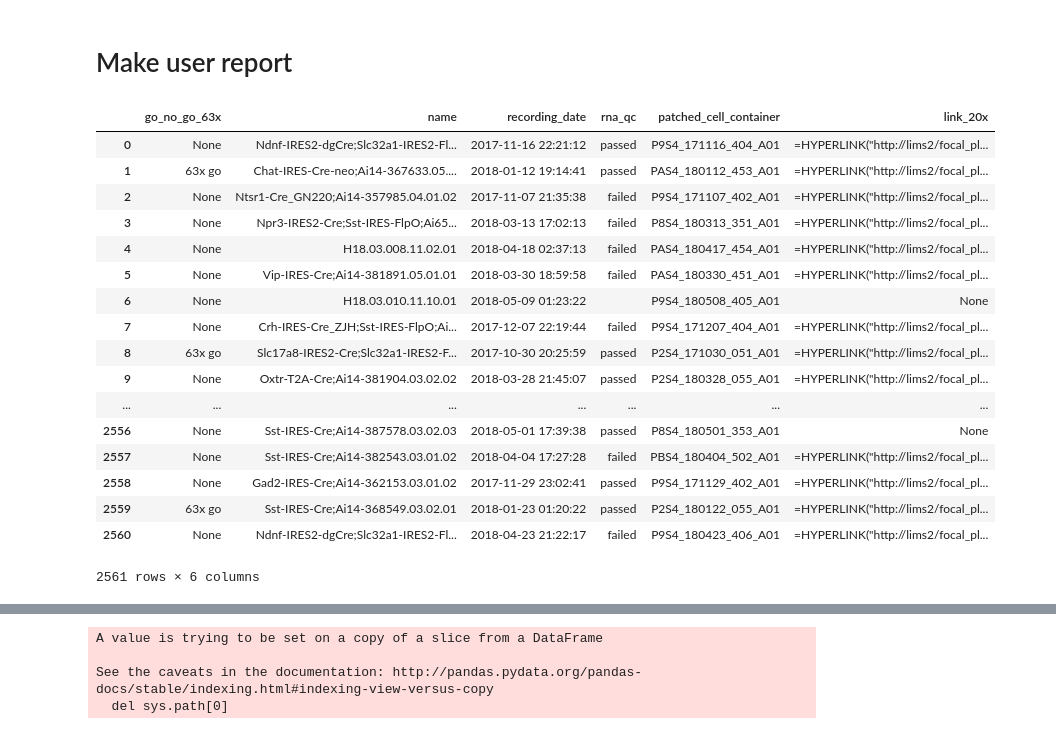
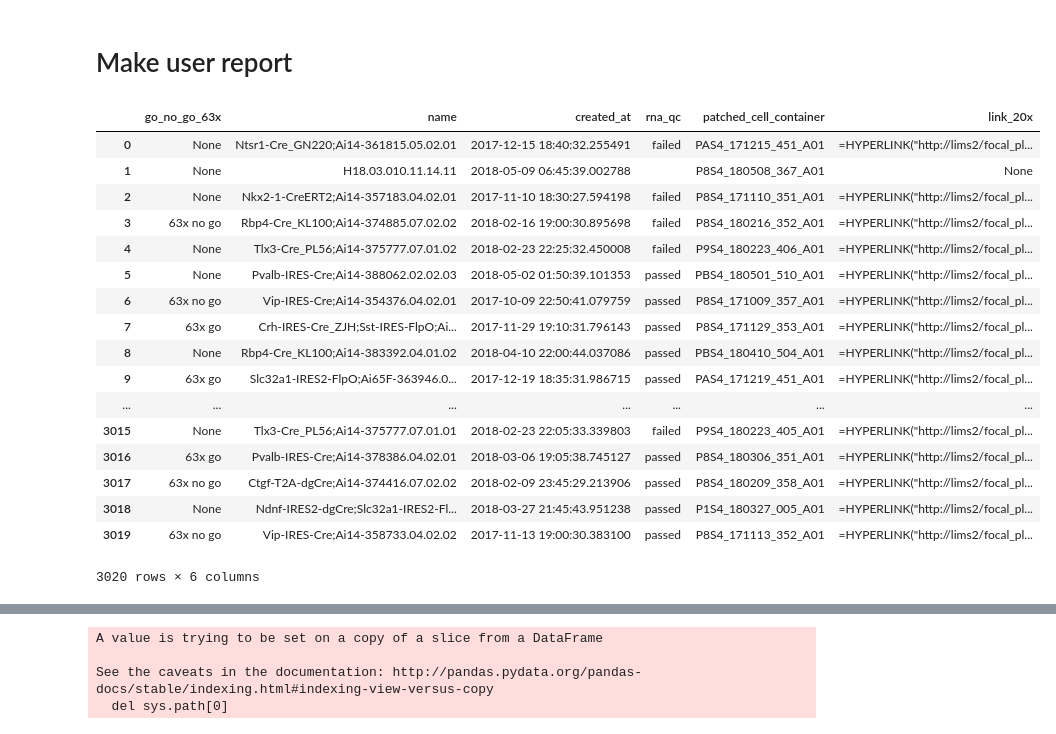
Before and after one commit to lindsayng/analysis, a Jupyter notebook: Functions.ipynb, the cells around one changed output, grey strips where cells are left out. Drawn from its saved outputs; the diff is of its cells as text; code cells hidden in the pictures.

```diff
--- a/Functions.ipynb
+++ b/Functions.ipynb
@@ -103,55 +103,54 @@ FROM specimens cell JOIN ephys_roi_results err ON err.id = cell.ephys_roi_result
 JOIN specimen_tags_specimens sptagsp ON sptagsp.specimen_id = cell.id
 JOIN specimen_tags tag ON tag.id = sptagsp.specimen_tag_id AND tag.id in (602120185,602122082)
 GROUP BY cell.id ORDER BY 1),
 imgs20 AS (WITH tag_list AS (SELECT DISTINCT ims.id AS ims_id, imst.name AS tag FROM image_series ims
 JOIN image_series_image_series_tags ims2imst ON ims2imst.image_series_id = ims.id
 JOIN image_series_tags imst ON imst.id = ims2imst.image_series_tag_id
 ORDER BY 1,2)
 SELECT DISTINCT ims.id AS image_series_id, ims.workflow_state AS workflow_state, ims.specimen_id,
 ARRAY_TO_STRING(ARRAY_AGG(DISTINCT tag_list.tag), '_AND_') AS tags FROM image_series ims
 LEFT JOIN tag_list ON tag_list.ims_id = ims.id
 WHERE ims.type = 'FocalPlaneImageSeries' AND is_stack = false
 GROUP BY ims.id, ims.workflow_state, ims.specimen_id)
-SELECT DISTINCT s.patched_cell_container, err.recording_date, do_63x.go AS go_no_go_63x, CASE WHEN ra.id IS NOT NULL THEN (CASE WHEN ra.failed = 't' THEN 'failed' ELSE 'passed' END) ELSE '' END AS rna_qc, s.name,
+SELECT DISTINCT s.patched_cell_container, s.created_at, do_63x.go AS go_no_go_63x, CASE WHEN ra.id IS NOT NULL THEN (CASE WHEN ra.failed = 't' THEN 'failed' ELSE 'passed' END) ELSE '' END AS rna_qc, s.name,
 '=HYPERLINK("http://lims2/focal_plane_image_series?id=' || imgs20.image_series_id || '")' as link_20x
 FROM specimens s
 LEFT JOIN projects proj ON s.project_id = proj.id
 LEFT JOIN do_63x ON do_63x.cell_id = s.id
 JOIN specimens slice ON s.parent_id = slice.id
-LEFT JOIN ephys_roi_results err ON s.ephys_roi_result_id = err.id
 LEFT JOIN rna_amplification_inputs rai on rai.sample_id = s.id
 LEFT JOIN imgs20 ON slice.id = imgs20.specimen_id
 LEFT JOIN rna_amplifications ra on ra.id = rai.rna_amplification_id
 WHERE proj.code <> 'mMPATCH' AND
 s.patched_cell_container IS NOT NULL
-AND err.recording_date > '2017-10-01'
+AND s.created_at > '2017-09-30'
 """
 
-
+#LEFT JOIN ephys_roi_results err ON s.ephys_roi_result_id = err.id
 #AND (err.recording_date > '2017-10-01' OR err.recording_date IS NULL)
 #AND err.recording_date > '2017-10-01'
 
 master_df = get_lims_dataframe(query)
 master_df
 # %% [output]
-|  | go_no_go_63x | name | recording_date | rna_qc | patched_cell_container | link_20x |
-| 0 | None | Ndnf-IRES2-dgCre;Slc32a1-IRES2-Fl... | 2017-11-16 22:21:12 | passed | P9S4_171116_404_A01 | =HYPERLINK("http://lims2/focal_pl... |
-| 1 | 63x go | Chat-IRES-Cre-neo;Ai14-367633.05.... | 2018-01-12 19:14:41 | passed | PAS4_180112_453_A01 | =HYPERLINK("http://lims2/focal_pl... |
-| 2 | None | Ntsr1-Cre_GN220;Ai14-357985.04.01.02 | 2017-11-07 21:35:38 | failed | P9S4_171107_402_A01 | =HYPERLINK("http://lims2/focal_pl... |
-| 3 | None | Npr3-IRES2-Cre;Sst-IRES-FlpO;Ai65... | 2018-03-13 17:02:13 | failed | P8S4_180313_351_A01 | =HYPERLINK("http://lims2/focal_pl... |
-| 4 | None | H18.03.008.11.02.01 | 2018-04-18 02:37:13 | failed | PAS4_180417_454_A01 | =HYPERLINK("http://lims2/focal_pl... |
-| 5 | None | Vip-IRES-Cre;Ai14-381891.05.01.01 | 2018-03-30 18:59:58 | failed | PAS4_180330_451_A01 | =HYPERLINK("http://lims2/focal_pl... |
-| 6 | None | H18.03.010.11.10.01 | 2018-05-09 01:23:22 |  | P9S4_180508_405_A01 | None |
-| 7 | None | Crh-IRES-Cre_ZJH;Sst-IRES-FlpO;Ai... | 2017-12-07 22:19:44 | failed | P9S4_171207_404_A01 | =HYPERLINK("http://lims2/focal_pl... |
-| 8 | 63x go | Slc17a8-IRES2-Cre;Slc32a1-IRES2-F... | 2017-10-30 20:25:59 | passed | P2S4_171030_051_A01 | =HYPERLINK("http://lims2/focal_pl... |
-| 9 | None | Oxtr-T2A-Cre;Ai14-381904.03.02.02 | 2018-03-28 21:45:07 | passed | P2S4_180328_055_A01 | =HYPERLINK("http://lims2/focal_pl... |
+|  | go_no_go_63x | name | created_at | rna_qc | patched_cell_container | link_20x |
+| 0 | None | Ntsr1-Cre_GN220;Ai14-361815.05.02.01 | 2017-12-15 18:40:32.255491 | failed | PAS4_171215_451_A01 | =HYPERLINK("http://lims2/focal_pl... |
+| 1 | None | H18.03.010.11.14.11 | 2018-05-09 06:45:39.002788 |  | P8S4_180508_367_A01 | None |
+| 2 | None | Nkx2-1-CreERT2;Ai14-357183.04.02.01 | 2017-11-10 18:30:27.594198 | failed | P8S4_171110_351_A01 | =HYPERLINK("http://lims2/focal_pl... |
+| 3 | 63x no go | Rbp4-Cre_KL100;Ai14-374885.07.02.02 | 2018-02-16 19:00:30.895698 | failed | P8S4_180216_352_A01 | =HYPERLINK("http://lims2/focal_pl... |
+| 4 | None | Tlx3-Cre_PL56;Ai14-375777.07.01.02 | 2018-02-23 22:25:32.450008 | failed | P9S4_180223_406_A01 | =HYPERLINK("http://lims2/focal_pl... |
+| 5 | None | Pvalb-IRES-Cre;Ai14-388062.02.02.03 | 2018-05-02 01:50:39.101353 | passed | PBS4_180501_510_A01 | =HYPERLINK("http://lims2/focal_pl... |
+| 6 | 63x no go | Vip-IRES-Cre;Ai14-354376.04.02.01 | 2017-10-09 22:50:41.079759 | passed | P8S4_171009_357_A01 | =HYPERLINK("http://lims2/focal_pl... |
+| 7 | 63x go | Crh-IRES-Cre_ZJH;Sst-IRES-FlpO;Ai... | 2017-11-29 19:10:31.796143 | passed | P8S4_171129_353_A01 | =HYPERLINK("http://lims2/focal_pl... |
+| 8 | None | Rbp4-Cre_KL100;Ai14-383392.04.01.02 | 2018-04-10 22:00:44.037086 | passed | PBS4_180410_504_A01 | =HYPERLINK("http://lims2/focal_pl... |
+| 9 | 63x go | Slc32a1-IRES2-FlpO;Ai65F-363946.0... | 2017-12-19 18:35:31.986715 | passed | PAS4_171219_451_A01 | =HYPERLINK("http://lims2/focal_pl... |
 | ... | ... | ... | ... | ... | ... | ... |
-| 2556 | None | Sst-IRES-Cre;Ai14-387578.03.02.03 | 2018-05-01 17:39:38 | passed | P8S4_180501_353_A01 | None |
-| 2557 | None | Sst-IRES-Cre;Ai14-382543.03.01.02 | 2018-04-04 17:27:28 | failed | PBS4_180404_502_A01 | =HYPERLINK("http://lims2/focal_pl... |
-| 2558 | None | Gad2-IRES-Cre;Ai14-362153.03.01.02 | 2017-11-29 23:02:41 | passed | P9S4_171129_402_A01 | =HYPERLINK("http://lims2/focal_pl... |
-| 2559 | 63x go | Sst-IRES-Cre;Ai14-368549.03.02.01 | 2018-01-23 01:20:22 | passed | P2S4_180122_055_A01 | =HYPERLINK("http://lims2/focal_pl... |
-| 2560 | None | Ndnf-IRES2-dgCre;Slc32a1-IRES2-Fl... | 2018-04-23 21:22:17 | failed | P9S4_180423_406_A01 | =HYPERLINK("http://lims2/focal_pl... |
+| 3015 | None | Tlx3-Cre_PL56;Ai14-375777.07.01.01 | 2018-02-23 22:05:33.339803 | failed | P9S4_180223_405_A01 | =HYPERLINK("http://lims2/focal_pl... |
+| 3016 | 63x go | Pvalb-IRES-Cre;Ai14-378386.04.02.01 | 2018-03-06 19:05:38.745127 | passed | P8S4_180306_351_A01 | =HYPERLINK("http://lims2/focal_pl... |
+| 3017 | 63x no go | Ctgf-T2A-dgCre;Ai14-374416.07.02.02 | 2018-02-09 23:45:29.213906 | passed | P8S4_180209_358_A01 | =HYPERLINK("http://lims2/focal_pl... |
+| 3018 | None | Ndnf-IRES2-dgCre;Slc32a1-IRES2-Fl... | 2018-03-27 21:45:43.951238 | passed | P1S4_180327_005_A01 | =HYPERLINK("http://lims2/focal_pl... |
+| 3019 | 63x no go | Vip-IRES-Cre;Ai14-358733.04.02.02 | 2017-11-13 19:00:30.383100 | passed | P8S4_171113_352_A01 | =HYPERLINK("http://lims2/focal_pl... |
-2561 rows × 6 columns
+3020 rows × 6 columns
 # %%
 qcpass = gen_filter(master_df,'rna_qc', 'passed')
 qcpass
```
Also changed, not shown: parts of 4 cells of this notebook.
